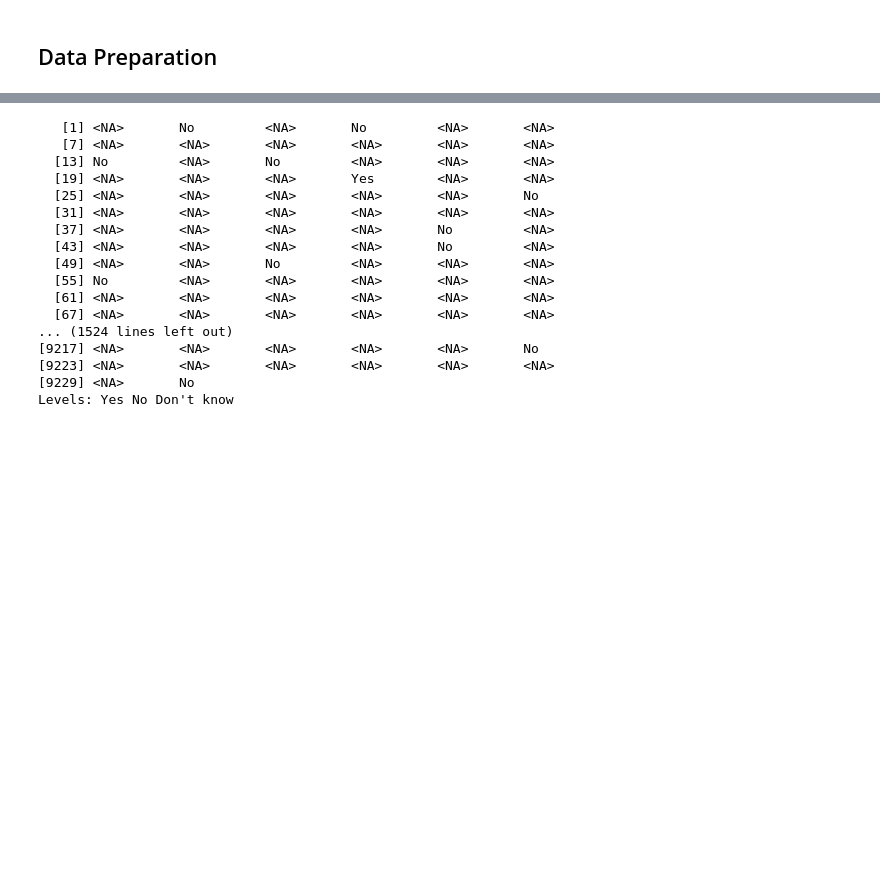
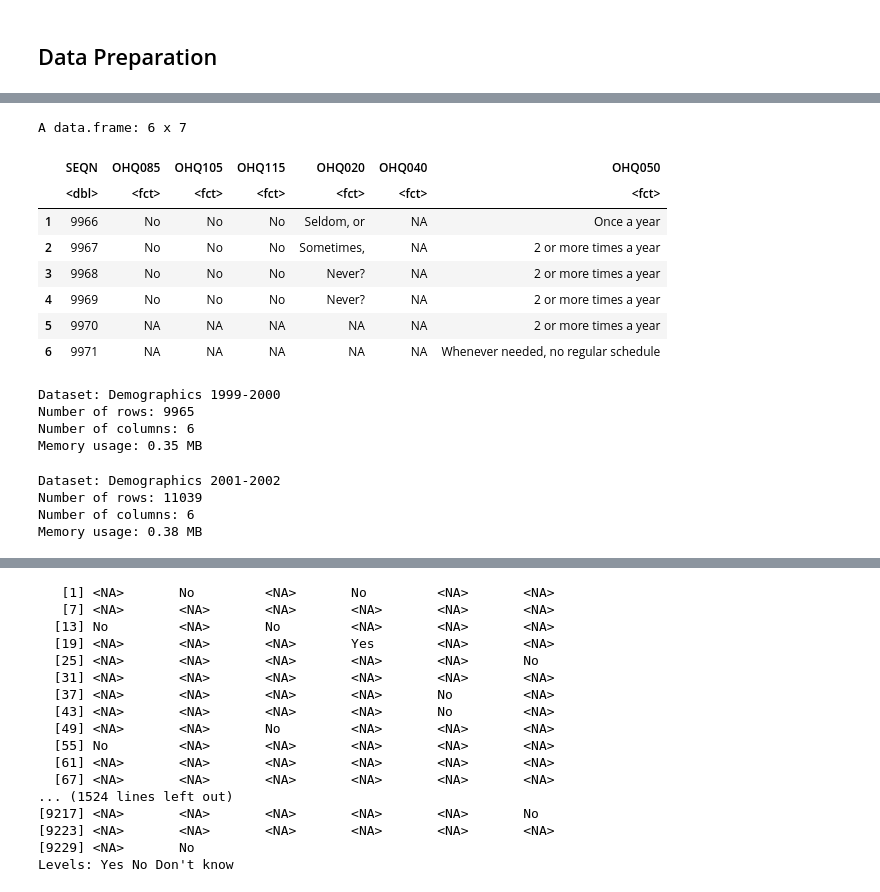
Before and after one commit to silvano315/Med-Physics, a Jupyter notebook: notebooks/NHANES_analysis.ipynb, the cells around one changed output, grey strips where cells are left out. Saved outputs shown, nothing was run; the diff lists cells and outputs as text; code cells hidden in the pictures; blank space fills up the shorter version.

```diff
--- a/notebooks/NHANES_analysis.ipynb
+++ b/notebooks/NHANES_analysis.ipynb
@@ -106,3 +247,45 @@ for (i in colnames(demo_11)) {
+# %%
+# Oral data selection: OHQ080/OHQ085, OHQ100/OHQ105, OHQ110/OHQ115, OHQ020, OHQ040/OHQ010, OHQ050
+
+oral_99_00_selected <- oral_99_00 %>%
+    select(SEQN, OHQ080, OHQ100, OHQ110, OHQ020, OHQ040, OHQ050)
+
+oral_01_02_selected <- oral_01_02 %>%
+    select(SEQN, OHQ085, OHQ105, OHQ115, OHQ020, OHQ040, OHQ050)
+# %%
+head(oral_01_02_selected)
+# %% [output]
+A data.frame: 6 x 7
+|  | SEQN | OHQ085 | OHQ105 | OHQ115 | OHQ020 | OHQ040 | OHQ050 |
+|  | <dbl> | <fct> | <fct> | <fct> | <fct> | <fct> | <fct> |
+| 1 | 9966 | No | No | No | Seldom, or | NA | Once a year |
+| 2 | 9967 | No | No | No | Sometimes, | NA | 2 or more times a year |
+| 3 | 9968 | No | No | No | Never? | NA | 2 or more times a year |
+| 4 | 9969 | No | No | No | Never? | NA | 2 or more times a year |
+| 5 | 9970 | NA | NA | NA | NA | NA | 2 or more times a year |
+| 6 | 9971 | NA | NA | NA | NA | NA | Whenever needed, no regular schedule |
+# %%
+# Function to print dataset info
+print_dataset_info <- function(df, name) {
+  cat(sprintf("\nDataset: %s\n", name))
+  cat(sprintf("Number of rows: %d\n", nrow(df)))
+  cat(sprintf("Number of columns: %d\n", ncol(df)))
+  cat(sprintf("Memory usage: %.2f MB\n", object.size(df)/1024^2))
+}
+
+print_dataset_info(demo_99_00_selected, "Demographics 1999-2000")
+# %% [output]
+Dataset: Demographics 1999-2000
+Number of rows: 9965
+Number of columns: 6
+Memory usage: 0.35 MB
+# %%
+print_dataset_info(demo_01_02_selected, "Demographics 2001-2002")
+# %% [output]
+Dataset: Demographics 2001-2002
+Number of rows: 11039
+Number of columns: 6
+Memory usage: 0.38 MB
 # %%
 # drop column RIDEXAGY
 
```
Also changed, not shown: parts of 30 cells of this notebook.
